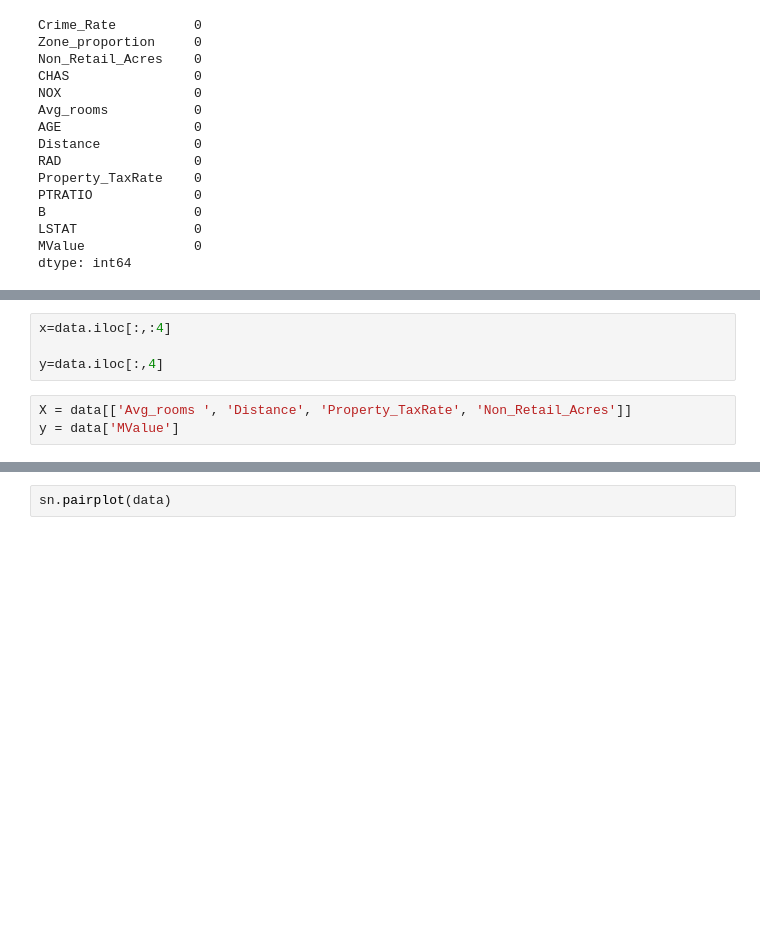
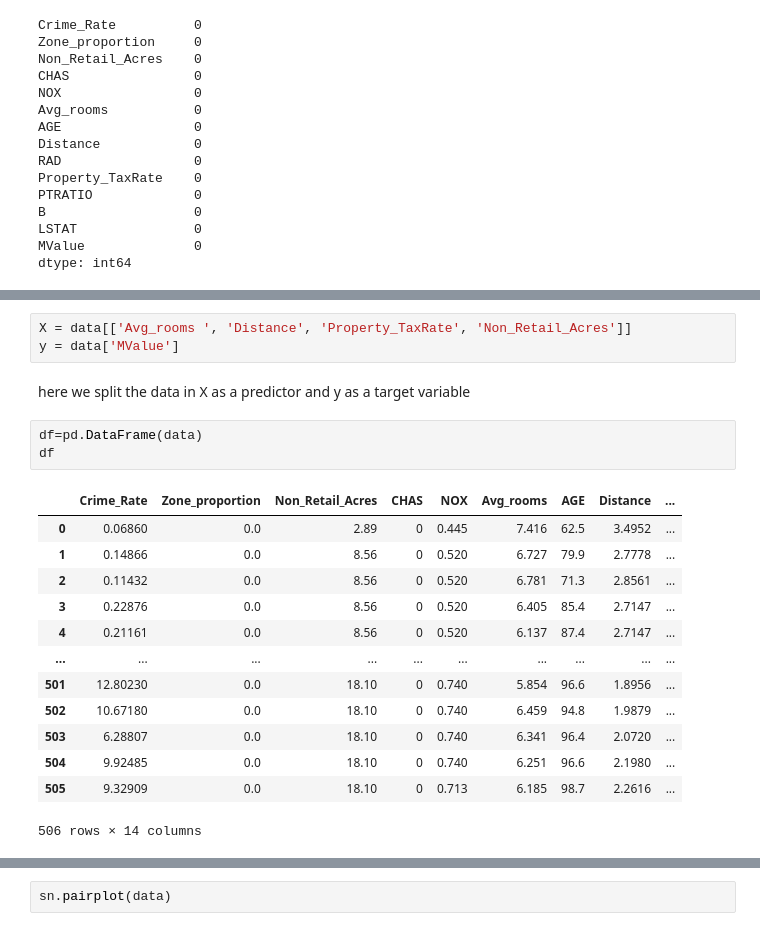
Before and after one commit to joshIsac/sem-2-lab-, a Jupyter notebook: 2348523_lab_2_multiple_linear_regression_.ipynb, the cells around one changed output, grey strips where cells are left out. Drawn from its saved outputs; the diff is of its cells as text; blank space fills up the shorter version.

```diff
--- a/2348523_lab_2_multiple_linear_regression_.ipynb
+++ b/2348523_lab_2_multiple_linear_regression_.ipynb
@@ -65,10 +65,25 @@ data.describe()
 | 50% | 0.256510 | 0.000000 | 9.690000 | 0.000000 | 0.538000 | 6.208500 | 77.500000 | 3.207450 | ... |
 | 75% | 3.677083 | 12.500000 | 18.100000 | 0.000000 | 0.624000 | 6.623500 | 94.075000 | 5.188425 | ... |
 | max | 88.976200 | 100.000000 | 27.740000 | 1.000000 | 0.871000 | 8.780000 | 100.000000 | 12.126500 | ... |
-# %%
-x=data.iloc[:,:4]
-
-y=data.iloc[:,4]
 # %%
 X = data[['Avg_rooms ', 'Distance', 'Property_TaxRate', 'Non_Retail_Acres']]
 y = data['MValue']
+# %% [markdown]
+here we split the data in X as a predictor and y as a target variable
+# %%
+df=pd.DataFrame(data)
+df
+# %% [output]
+|  | Crime_Rate | Zone_proportion | Non_Retail_Acres | CHAS | NOX | Avg_rooms | AGE | Distance | ... |
+| 0 | 0.06860 | 0.0 | 2.89 | 0 | 0.445 | 7.416 | 62.5 | 3.4952 | ... |
+| 1 | 0.14866 | 0.0 | 8.56 | 0 | 0.520 | 6.727 | 79.9 | 2.7778 | ... |
+| 2 | 0.11432 | 0.0 | 8.56 | 0 | 0.520 | 6.781 | 71.3 | 2.8561 | ... |
+| 3 | 0.22876 | 0.0 | 8.56 | 0 | 0.520 | 6.405 | 85.4 | 2.7147 | ... |
+| 4 | 0.21161 | 0.0 | 8.56 | 0 | 0.520 | 6.137 | 87.4 | 2.7147 | ... |
+| ... | ... | ... | ... | ... | ... | ... | ... | ... | ... |
+| 501 | 12.80230 | 0.0 | 18.10 | 0 | 0.740 | 5.854 | 96.6 | 1.8956 | ... |
+| 502 | 10.67180 | 0.0 | 18.10 | 0 | 0.740 | 6.459 | 94.8 | 1.9879 | ... |
+| 503 | 6.28807 | 0.0 | 18.10 | 0 | 0.740 | 6.341 | 96.4 | 2.0720 | ... |
+| 504 | 9.92485 | 0.0 | 18.10 | 0 | 0.740 | 6.251 | 96.6 | 2.1980 | ... |
+| 505 | 9.32909 | 0.0 | 18.10 | 0 | 0.713 | 6.185 | 98.7 | 2.2616 | ... |
+506 rows × 14 columns
```
Also changed, not shown: parts of 5 cells of this notebook.
